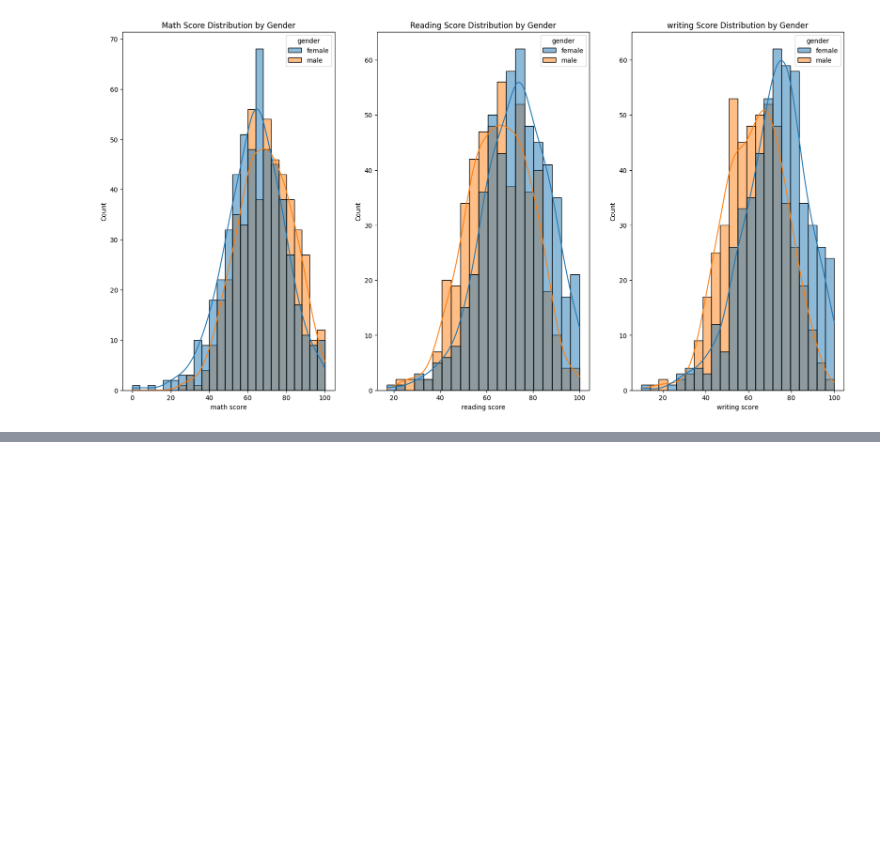
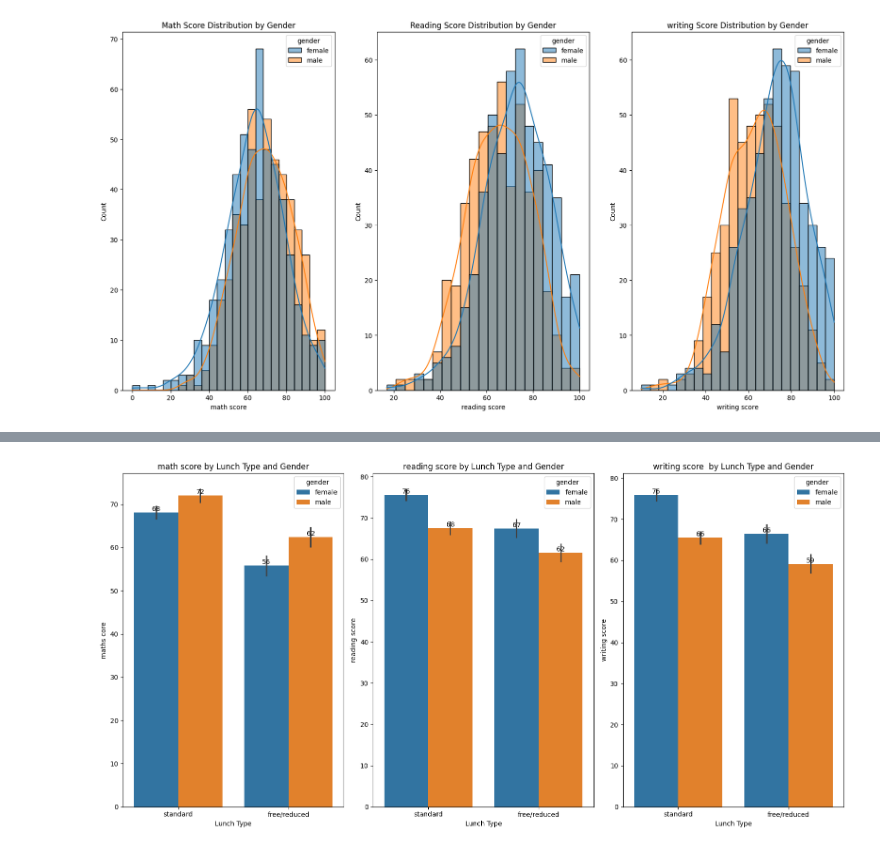
Before and after one commit to MUHAMMED13690/mlproject, a Jupyter notebook: notebook/data/expoletary_data _analyse.ipynb, the cells around one changed output, grey strips where cells are left out. Saved outputs shown, nothing was run; the diff lists cells and outputs as text; code cells hidden in the pictures; blank space fills up the shorter version.

```diff
--- a/notebook/data/expoletary_data _analyse.ipynb
+++ b/notebook/data/expoletary_data _analyse.ipynb
@@ -250,0 +309,24 @@ Text(0.5, 1.0, 'writing Score Distribution by Gender')
+# %%
+#ploat the lunch provide diffrent subject mark diffrent
+fig, axs = plt.subplots(1, 3, figsize=(16, 8))
+lunch = sns.barplot(y='math score', x='lunch', hue='gender', data=df, ax=axs[0])
+for container in lunch.containers:
+    lunch.bar_label(container, fmt='%.0f')
+axs[0].set_xlabel('Lunch Type')
+axs[0].set_ylabel('maths core')
+axs[0].set_title('math score by Lunch Type and Gender')
+lunch1 = sns.barplot(y='reading score', x='lunch', hue='gender', data=df, ax=axs[1])
+for container in lunch1.containers:
+    lunch1.bar_label(container, fmt='%.0f')
+axs[1].set_xlabel('Lunch Type')
+axs[1].set_ylabel('reading score')
+axs[1].set_title('reading score by Lunch Type and Gender')
+lunch2 = sns.barplot(y='writing score', x='lunch', hue='gender', data=df, ax=axs[2])
+for container in lunch2.containers:
+    lunch2.bar_label(container, fmt='%.0f')
+axs[2].set_xlabel('Lunch Type')
+axs[2].set_ylabel('writing score')
+axs[2].set_title('writing score  by Lunch Type and Gender')
+plt.tight_layout()
+# %% [output]
+[figure, added]
```
Also changed, not shown: parts of 13 cells of this notebook.
